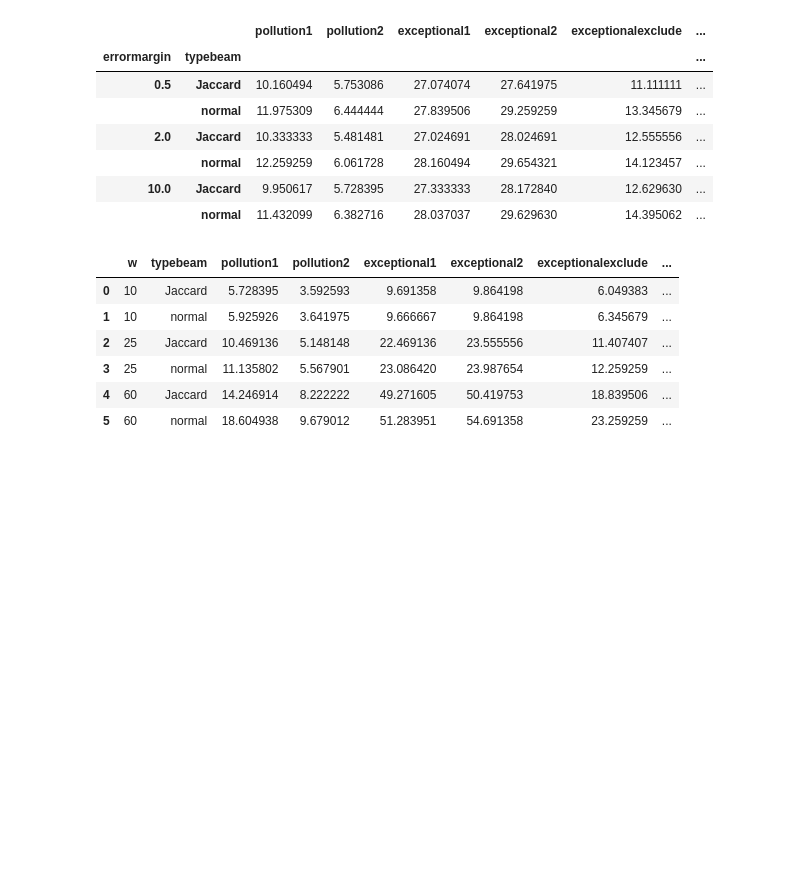
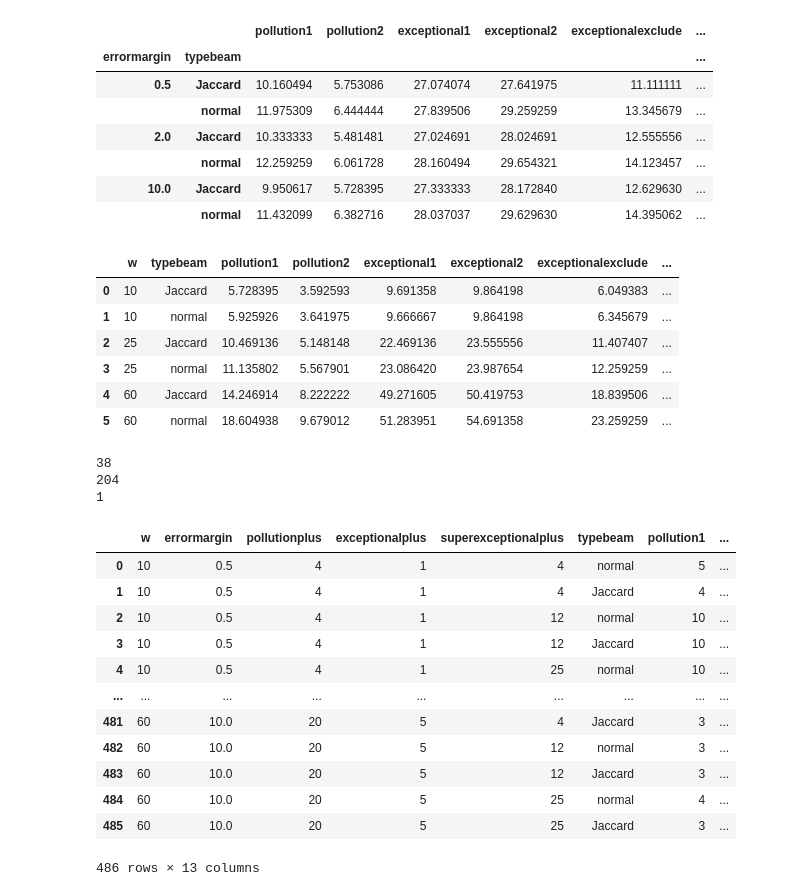
Before and after one commit to BartSlenders/EMM-JaccardBeamSearch-Thesis, a Jupyter notebook: test.ipynb, the cells around one changed output. Saved outputs shown, nothing was run; the diff lists cells and outputs as text; code cells hidden in the pictures; blank space fills up the shorter version.

```diff
--- a/test.ipynb
+++ b/test.ipynb
@@ -220,3 +204,37 @@ df.drop(axis=1, labels=["errormargin", "pollutionplus", "exceptionalplus", "supe
 | 3 | 25 | normal | 11.135802 | 5.567901 | 23.086420 | 23.987654 | 12.259259 | ... |
 | 4 | 60 | Jaccard | 14.246914 | 8.222222 | 49.271605 | 50.419753 | 18.839506 | ... |
 | 5 | 60 | normal | 18.604938 | 9.679012 | 51.283951 | 54.691358 | 23.259259 | ... |
+# %%
+Jaccardvalues = df[(df['typebeam']== 'Jaccard')]['exceptional1']
+normalvalues = df[(df['typebeam']== 'normal')]['exceptional1']
+resultlist = []
+for i, j in zip(normalvalues, Jaccardvalues):
+    if i == j:
+        resultlist.append('Tie')
+    elif i>j:
+        resultlist.append('Win')
+    else:
+        resultlist.append('Loss')
+print(resultlist.count('Win'))
+print(resultlist.count('Tie'))
+print(resultlist.count('Loss'))
+# %% [output]
+38
+204
+1
+# %%
+df
+# %% [output]
+|  | w | errormargin | pollutionplus | exceptionalplus | superexceptionalplus | typebeam | pollution1 | ... |
+| 0 | 10 | 0.5 | 4 | 1 | 4 | normal | 5 | ... |
+| 1 | 10 | 0.5 | 4 | 1 | 4 | Jaccard | 4 | ... |
+| 2 | 10 | 0.5 | 4 | 1 | 12 | normal | 10 | ... |
+| 3 | 10 | 0.5 | 4 | 1 | 12 | Jaccard | 10 | ... |
+| 4 | 10 | 0.5 | 4 | 1 | 25 | normal | 10 | ... |
+| ... | ... | ... | ... | ... | ... | ... | ... | ... |
+| 481 | 60 | 10.0 | 20 | 5 | 4 | Jaccard | 3 | ... |
+| 482 | 60 | 10.0 | 20 | 5 | 12 | normal | 3 | ... |
+| 483 | 60 | 10.0 | 20 | 5 | 12 | Jaccard | 3 | ... |
+| 484 | 60 | 10.0 | 20 | 5 | 25 | normal | 4 | ... |
+| 485 | 60 | 10.0 | 20 | 5 | 25 | Jaccard | 3 | ... |
+486 rows × 13 columns
```
Also changed, not shown: parts of 20 cells of this notebook.
